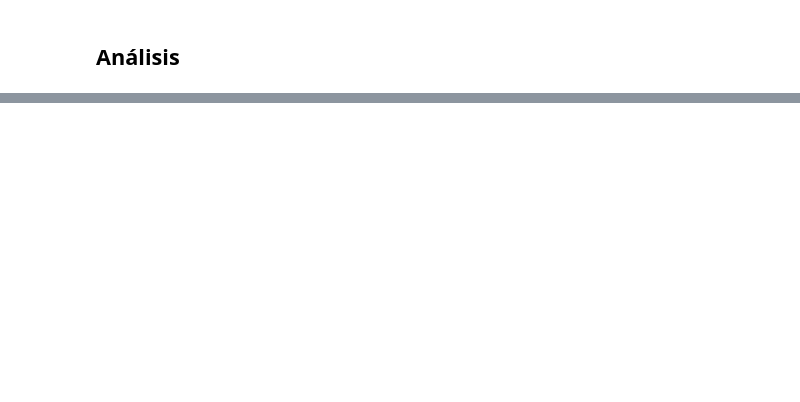
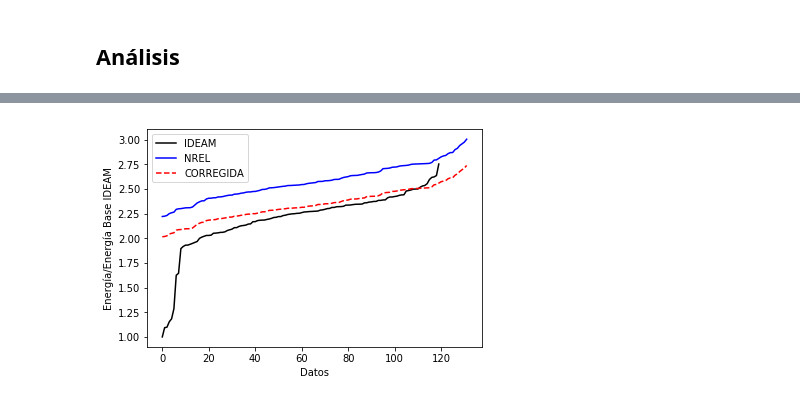
Before and after one commit to nvalencia/-Herramientas-Computacionales-IMEC3602, a Jupyter notebook: Taller_1/201425625_Taller1.ipynb, the cells around one changed output, grey strips where cells are left out. Saved outputs shown, nothing was run; the diff lists cells and outputs as text; code cells hidden in the pictures; blank space fills up the shorter version.

```diff
--- a/Taller_1/201425625_Taller1.ipynb
+++ b/Taller_1/201425625_Taller1.ipynb
@@ -318,0 +428,4 @@ Medellin | 2010 | 3-12  | 11% | 5%   | 0.5   | NO
+# %%
+grafica3(terra2,sat2,corregida2,ciudad2,det)
+# %% [output]
+[figure, added]
```
Also changed, not shown: parts of 52 cells of this notebook, 17 other files.
